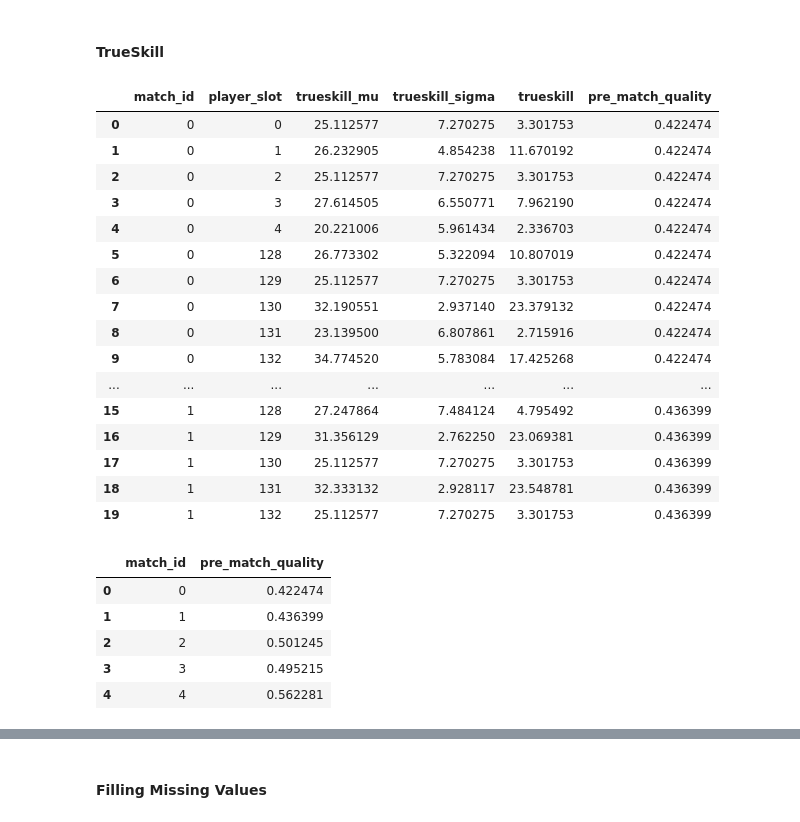
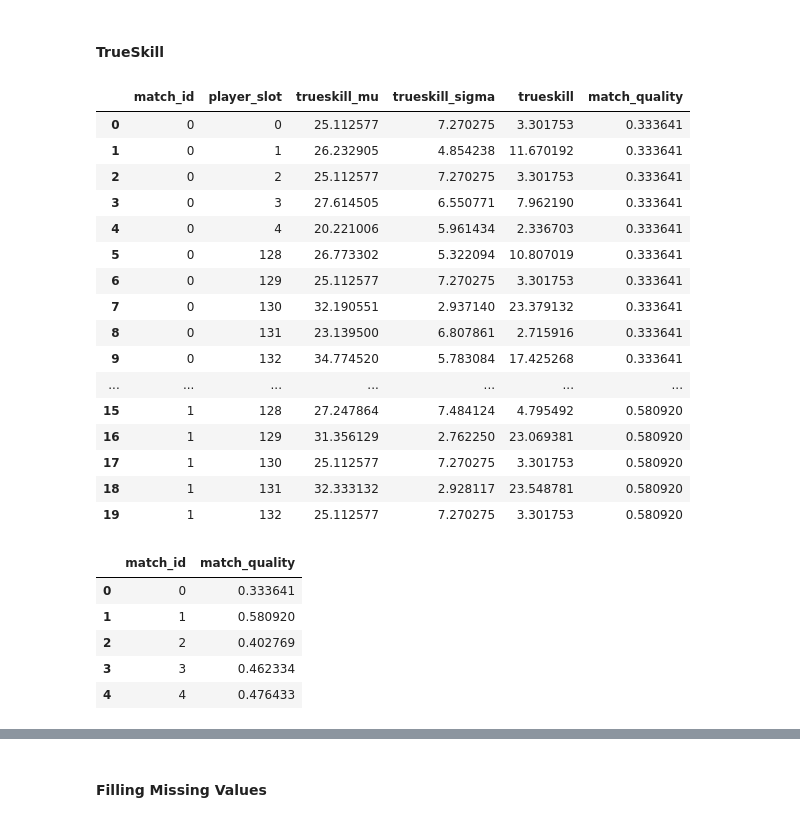
Before and after one commit to jpniet/Dota2-Matchmaking, a Jupyter notebook: Notebooks/Data_Preprocessing.ipynb, the cells around one changed output, grey strips where cells are left out. Drawn from its saved outputs; the diff is of its cells as text; code cells hidden in the pictures.

```diff
--- a/Notebooks/Data_Preprocessing.ipynb
+++ b/Notebooks/Data_Preprocessing.ipynb
@@ -680,9 +691,6 @@ def update_ratings(match_):
         else:
             dire[match_account_ids[idx]] = ratings[idx]
 
-    # Calculate pre-match quality
-    pre_match_quality = trueskill.quality([radiant, dire])
-
     # Lists to store TrueSkill values before each match
     trueskill_mu_list = []
     trueskill_sigma_list = []
@@ -697,7 +705,6 @@ def update_ratings(match_):
     match_['trueskill_mu'] = trueskill_mu_list
     match_['trueskill_sigma'] = trueskill_sigma_list
     match_['trueskill'] = cons_trueskill_list
-    match_['pre_match_quality'] = pre_match_quality
 
     # Determine the outcome
     if match_outcome[0] == 0:
@@ -712,6 +719,10 @@ def update_ratings(match_):
         ts_updated_ratings[match_account_ids[i]] = new_radiant[match_account_ids[i]]
         ts_updated_ratings[match_account_ids[i+5]] = new_dire[match_account_ids[i+5]]
 
+    # Calculate match quality
+    match_quality = trueskill.quality([new_radiant, new_dire])
+    match_['match_quality'] = match_quality
+
     return match_
 # %%
 # Calculate the Conservative Skill Estimate for each player before a match
@@ -1079,40 +1096,40 @@ display(matches.head())
 #### TrueSkill
 # %%
 # Filtering trueskill features and looking at the head
-ts_df = players[['match_id', 'player_slot', 'trueskill_mu', 'trueskill_sigma', 'trueskill', 'pre_match_quality']]
+ts_df = players[['match_id', 'player_slot', 'trueskill_mu', 'trueskill_sigma', 'trueskill', 'match_quality']]
 ts_df.head(20)
 # %% [output]
-|  | match_id | player_slot | trueskill_mu | trueskill_sigma | trueskill | pre_match_quality |
-| 0 | 0 | 0 | 25.112577 | 7.270275 | 3.301753 | 0.422474 |
-| 1 | 0 | 1 | 26.232905 | 4.854238 | 11.670192 | 0.422474 |
-| 2 | 0 | 2 | 25.112577 | 7.270275 | 3.301753 | 0.422474 |
-| 3 | 0 | 3 | 27.614505 | 6.550771 | 7.962190 | 0.422474 |
-| 4 | 0 | 4 | 20.221006 | 5.961434 | 2.336703 | 0.422474 |
-| 5 | 0 | 128 | 26.773302 | 5.322094 | 10.807019 | 0.422474 |
-| 6 | 0 | 129 | 25.112577 | 7.270275 | 3.301753 | 0.422474 |
-| 7 | 0 | 130 | 32.190551 | 2.937140 | 23.379132 | 0.422474 |
-| 8 | 0 | 131 | 23.139500 | 6.807861 | 2.715916 | 0.422474 |
-| 9 | 0 | 132 | 34.774520 | 5.783084 | 17.425268 | 0.422474 |
+|  | match_id | player_slot | trueskill_mu | trueskill_sigma | trueskill | match_quality |
+| 0 | 0 | 0 | 25.112577 | 7.270275 | 3.301753 | 0.333641 |
+| 1 | 0 | 1 | 26.232905 | 4.854238 | 11.670192 | 0.333641 |
+| 2 | 0 | 2 | 25.112577 | 7.270275 | 3.301753 | 0.333641 |
+| 3 | 0 | 3 | 27.614505 | 6.550771 | 7.962190 | 0.333641 |
+| 4 | 0 | 4 | 20.221006 | 5.961434 | 2.336703 | 0.333641 |
+| 5 | 0 | 128 | 26.773302 | 5.322094 | 10.807019 | 0.333641 |
+| 6 | 0 | 129 | 25.112577 | 7.270275 | 3.301753 | 0.333641 |
+| 7 | 0 | 130 | 32.190551 | 2.937140 | 23.379132 | 0.333641 |
+| 8 | 0 | 131 | 23.139500 | 6.807861 | 2.715916 | 0.333641 |
+| 9 | 0 | 132 | 34.774520 | 5.783084 | 17.425268 | 0.333641 |
 | ... | ... | ... | ... | ... | ... | ... |
-| 15 | 1 | 128 | 27.247864 | 7.484124 | 4.795492 | 0.436399 |
-| 16 | 1 | 129 | 31.356129 | 2.762250 | 23.069381 | 0.436399 |
-| 17 | 1 | 130 | 25.112577 | 7.270275 | 3.301753 | 0.436399 |
-| 18 | 1 | 131 | 32.333132 | 2.928117 | 23.548781 | 0.436399 |
-| 19 | 1 | 132 | 25.112577 | 7.270275 | 3.301753 | 0.436399 |
+| 15 | 1 | 128 | 27.247864 | 7.484124 | 4.795492 | 0.580920 |
+| 16 | 1 | 129 | 31.356129 | 2.762250 | 23.069381 | 0.580920 |
+| 17 | 1 | 130 | 25.112577 | 7.270275 | 3.301753 | 0.580920 |
+| 18 | 1 | 131 | 32.333132 | 2.928117 | 23.548781 | 0.580920 |
+| 19 | 1 | 132 | 25.112577 | 7.270275 | 3.301753 | 0.580920 |
 # %%
 # Group by match ID to avoid duplicates
-ts_df_grouped = ts_df.groupby('match_id')['pre_match_quality'].first().reset_index()
+ts_df_grouped = ts_df.groupby('match_id')['match_quality'].first().reset_index()
 
-# Merge the pre_match_quality to the matches DataFrame
+# Merge the match_quality to the matches DataFrame
 matches = matches.merge(ts_df_grouped, on=['match_id'], how='left')
-display(matches[['match_id', 'pre_match_quality']].head())
+display(matches[['match_id', 'match_quality']].head())
 # %% [output]
-|  | match_id | pre_match_quality |
-| 0 | 0 | 0.422474 |
-| 1 | 1 | 0.436399 |
-| 2 | 2 | 0.501245 |
-| 3 | 3 | 0.495215 |
-| 4 | 4 | 0.562281 |
+|  | match_id | match_quality |
+| 0 | 0 | 0.333641 |
+| 1 | 1 | 0.580920 |
+| 2 | 2 | 0.402769 |
+| 3 | 3 | 0.462334 |
+| 4 | 4 | 0.476433 |
 # %%
 # Pivot the table
 ts_pivot = ts_df.pivot_table(
```
Also changed, not shown: parts of 24 cells of this notebook.
